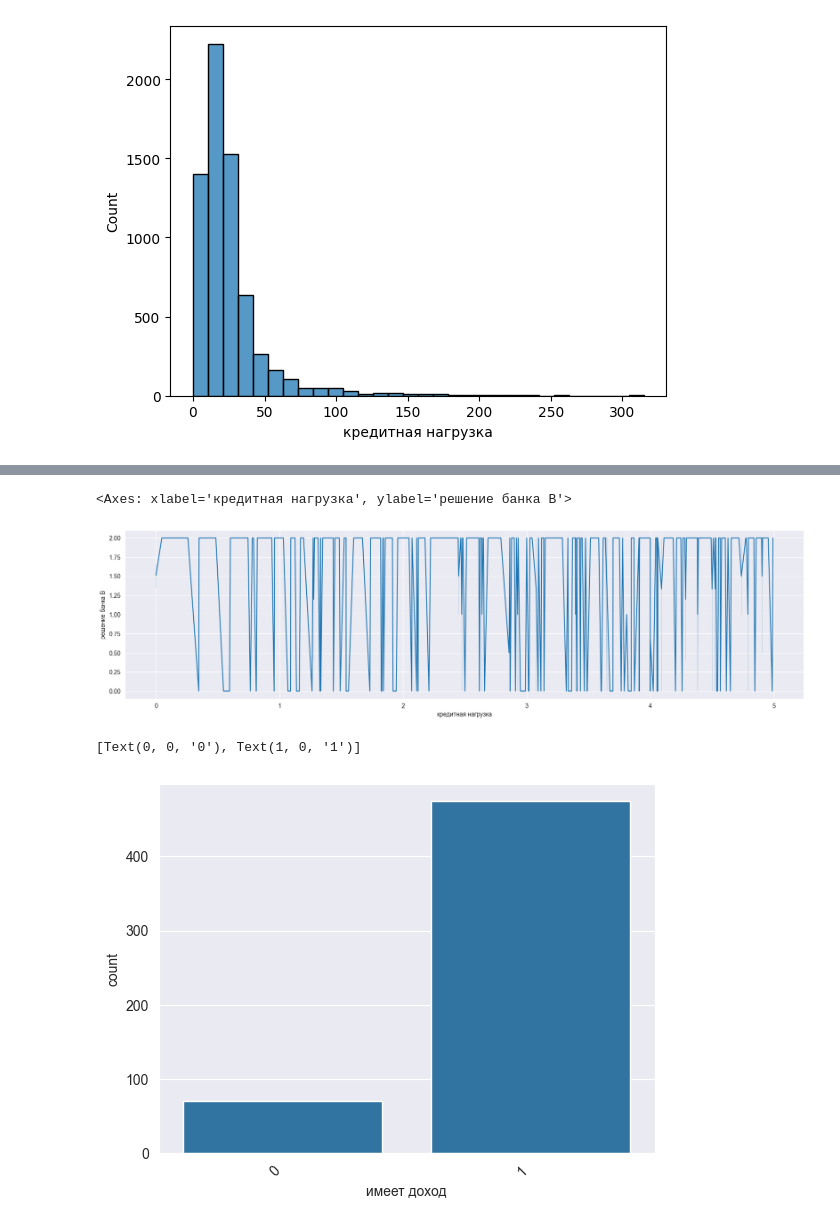
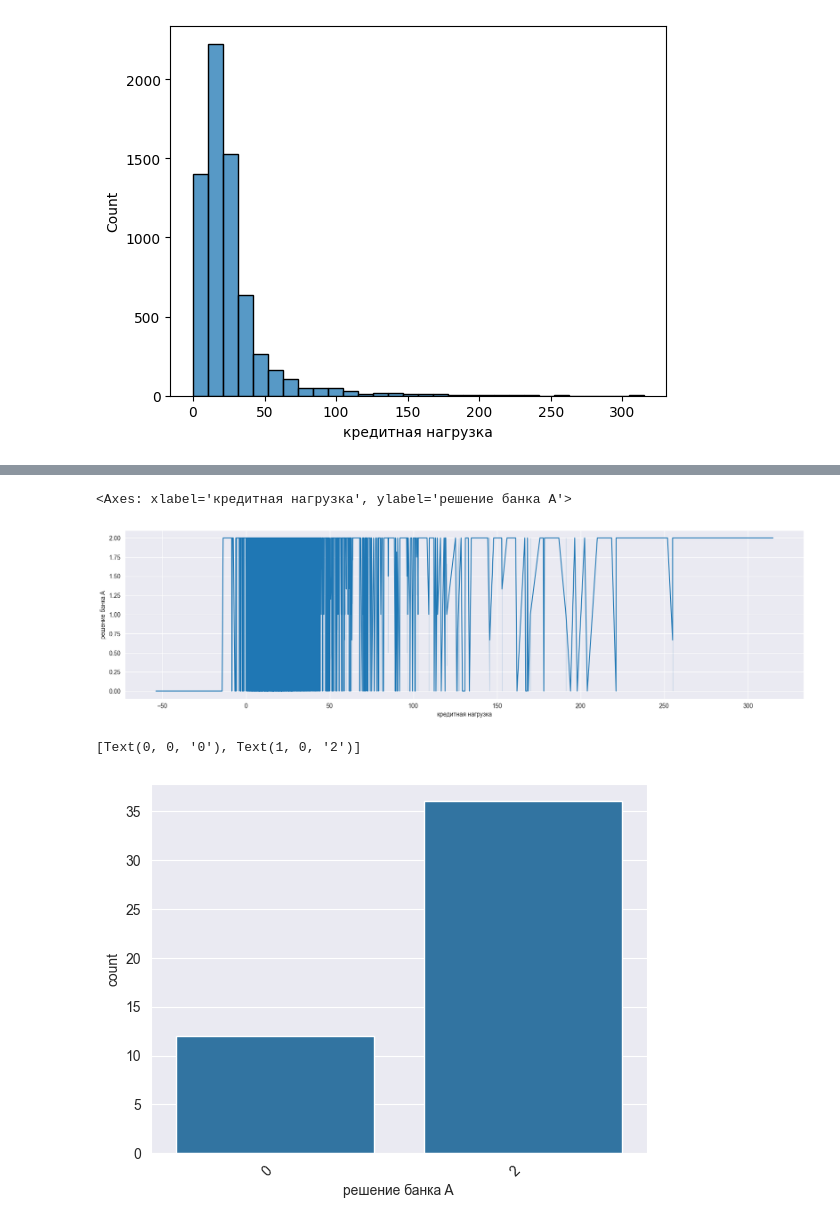
Before and after one commit to svwk/hacaton2, a Jupyter notebook: scripts/data_scripts/analyze_data.ipynb, the cells around one changed output, grey strips where cells are left out. Cells and saved outputs as stored; diff of their text form; code cells hidden in the pictures.

Commit message:
data fix5

```diff
--- a/scripts/data_scripts/analyze_data.ipynb
+++ b/scripts/data_scripts/analyze_data.ipynb
@@ -320,0 +538,2 @@ sns.histplot(data=df4[df4["кредитная нагрузка"]<5], x="кред
+# %%
+df4_1=df4[(df4[ 'решение банка A'] != 1) & (df4[ 'решение банка A'] != 1) &  (df4[ 'решение банка C'] != 1) & (df4[ 'решение банка D'] != 1) & (df4[ 'решение банка E'] != 1)]
@@ -371,17 +574,17 @@ plt.show()
 # %%
 plt.figure(figsize=(20,5))
-sns.lineplot(data=df4[df4["кредитная нагрузка"]<5], x="кредитная нагрузка", y="решение банка B")
+sns.lineplot(data=df4_1[(df4_1["кредитная нагрузка"]>-1200) & (df4_1["кредитная нагрузка"]<1200)], x="кредитная нагрузка", y="решение банка A")
 # %% [output]
-<Axes: xlabel='кредитная нагрузка', ylabel='решение банка B'>
+<Axes: xlabel='кредитная нагрузка', ylabel='решение банка A'>
-[figure, old version]
+[figure, new version]
 # %%
 plt.figure()
-myplot=sns.countplot(df4[df4["кредитная нагрузка"]<5], x= 'имеет доход')
+myplot=sns.countplot(df4_1[df4_1["кредитная нагрузка"]<-2], x= 'решение банка A')
 myplot.set_xticklabels(myplot.get_xticklabels(), rotation=45,
                     horizontalalignment='right')
 # %% [output]
-[Text(0, 0, '0'), Text(1, 0, '1')]
+[Text(0, 0, '0'), Text(1, 0, '2')]
-[figure, old version]
+[figure, new version]
 # %%
 dfn=df4[df4["кредитная нагрузка"]<5]
 # %%
```
Also changed, not shown: parts of 48 cells of this notebook, 1 other file.
